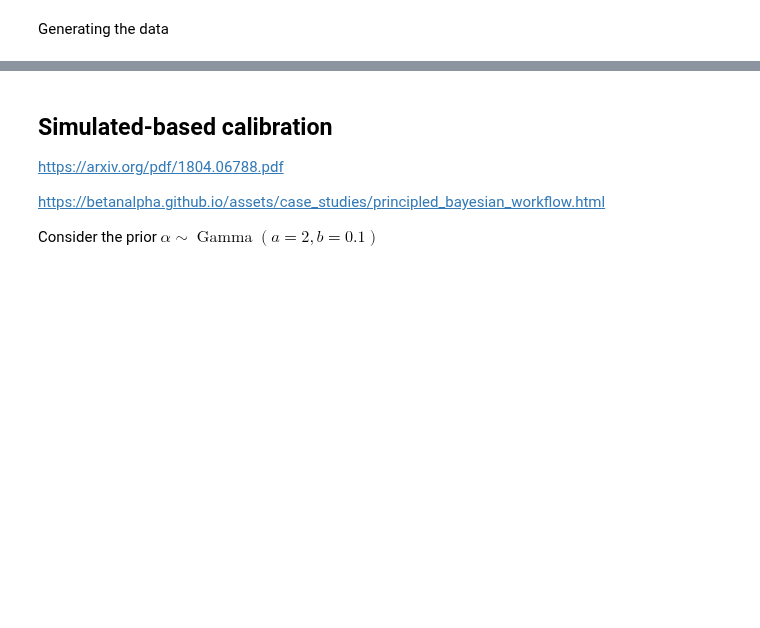
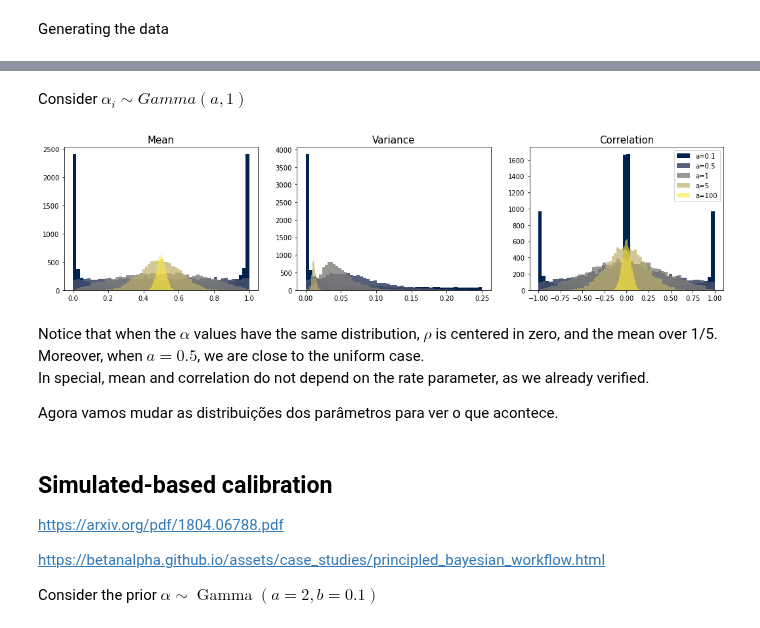
Before and after one commit to lucasmoschen/bivariate-beta, a Jupyter notebook: notebooks/bayesian_estimation_biv_beta.ipynb, the cells around one changed output, grey strips where cells are left out. Drawn from its saved outputs; the diff is of its cells as text; code cells hidden in the pictures; blank space fills up the shorter version.

```diff
--- a/notebooks/bayesian_estimation_biv_beta.ipynb
+++ b/notebooks/bayesian_estimation_biv_beta.ipynb
@@ -213,3 +128,26 @@ diff
+# %% [markdown]
+Consider $\alpha_i \sim Gamma(a, 1)$
+# %%
+seed = 8393213
+a_values = [0.1, 0.5, 1, 5, 100]
+
+fig, ax = plt.subplots(1,3,figsize=(18,4))
+colors = matplotlib.cm.get_cmap('cividis', len(a_values))
+for j, a in enumerate(a_values):
+    for i in range(3):
+        samples = moments_sampler(a, seed, prior=3)
+        ax[i].hist(samples[:,2*i], bins=50, color=colors(j), label='a={}'.format(a), alpha=1-j*0.1)
+        ax[i].set_title(['Mean', 'Variance', 'Correlation'][i], fontsize=15)
+plt.legend()
+plt.show()
+# %% [output]
+[figure, added]
+# %% [markdown]
+Notice that when the $\alpha$ values have the same distribution, $\rho$ is centered in zero, and the mean over 1/5.
+Moreover, when $a=0.5$, we are close to the uniform case.
+In special, mean and correlation do not depend on the rate parameter, as we already verified.
+
+Agora vamos mudar as distribuições dos parâmetros para ver o que acontece.
 # %% [markdown]
 ## Simulated-based calibration
 
```
Also changed, not shown: parts of 27 cells of this notebook.
